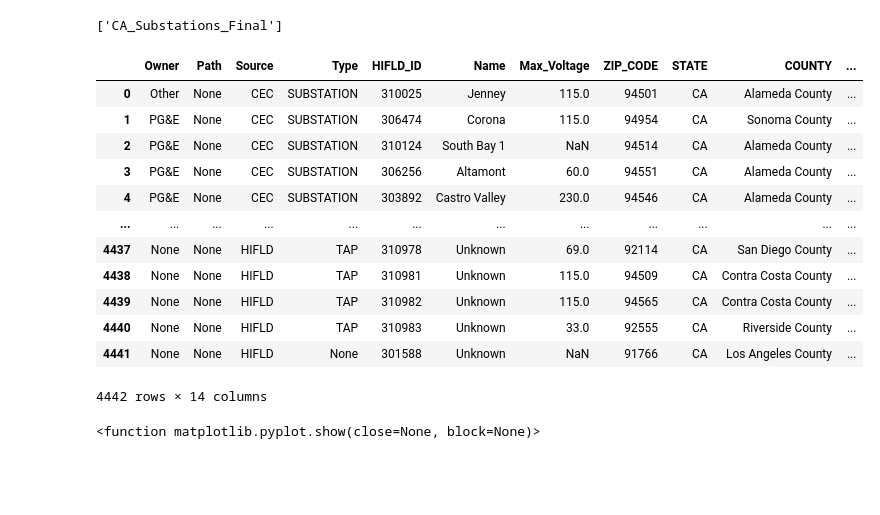
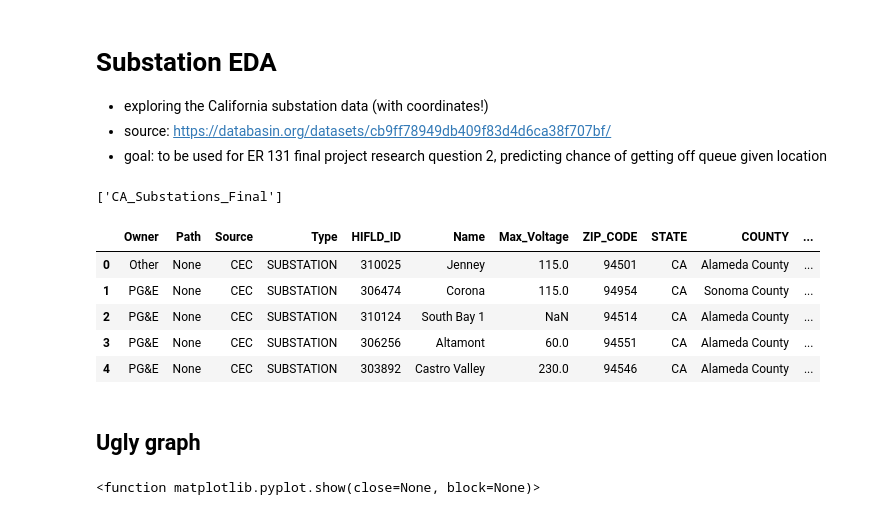
Before and after one commit to cloover7/interconnection-queue-predictions, a Jupyter notebook: substation.ipynb, the cells around one changed output. Saved outputs shown, nothing was run; the diff lists cells and outputs as text; code cells hidden in the pictures; blank space fills up the shorter version.

```diff
--- a/substation.ipynb
+++ b/substation.ipynb
@@ -1,2 +1,7 @@
+# %% [markdown]
+# Substation EDA
+- exploring the California substation data (with coordinates!)
+- source: https://databasin.org/datasets/cb9ff78949db409f83d4d6ca38f707bf/
+- goal: to be used for ER 131 final project research question 2, predicting chance of getting off queue given location
 # %%
 import geopandas as gpd
@@ -12,21 +17,16 @@ fiona.listlayers(path)
 ['CA_Substations_Final']
 # %%
 subs = gpd.read_file(path, layer = 'CA_Substations_Final')
-subs
+subs.head()
 # %% [output]
 |  | Owner | Path | Source | Type | HIFLD_ID | Name | Max_Voltage | ZIP_CODE | STATE | COUNTY | ... |
 | 0 | Other | None | CEC | SUBSTATION | 310025 | Jenney | 115.0 | 94501 | CA | Alameda County | ... |
 | 1 | PG&E | None | CEC | SUBSTATION | 306474 | Corona | 115.0 | 94954 | CA | Sonoma County | ... |
 | 2 | PG&E | None | CEC | SUBSTATION | 310124 | South Bay 1 | NaN | 94514 | CA | Alameda County | ... |
 | 3 | PG&E | None | CEC | SUBSTATION | 306256 | Altamont | 60.0 | 94551 | CA | Alameda County | ... |
 | 4 | PG&E | None | CEC | SUBSTATION | 303892 | Castro Valley | 230.0 | 94546 | CA | Alameda County | ... |
-| ... | ... | ... | ... | ... | ... | ... | ... | ... | ... | ... | ... |
-| 4437 | None | None | HIFLD | TAP | 310978 | Unknown | 69.0 | 92114 | CA | San Diego County | ... |
-| 4438 | None | None | HIFLD | TAP | 310981 | Unknown | 115.0 | 94509 | CA | Contra Costa County | ... |
-| 4439 | None | None | HIFLD | TAP | 310982 | Unknown | 115.0 | 94565 | CA | Contra Costa County | ... |
-| 4440 | None | None | HIFLD | TAP | 310983 | Unknown | 33.0 | 92555 | CA | Riverside County | ... |
-| 4441 | None | None | HIFLD | None | 301588 | Unknown | NaN | 91766 | CA | Los Angeles County | ... |
-4442 rows × 14 columns
+# %% [markdown]
+## Ugly graph
 # %%
 ax = subs.plot(column = 'Max_Voltage', legend = True)
 plt.show
```
Also changed, not shown: parts of 5 cells of this notebook.
